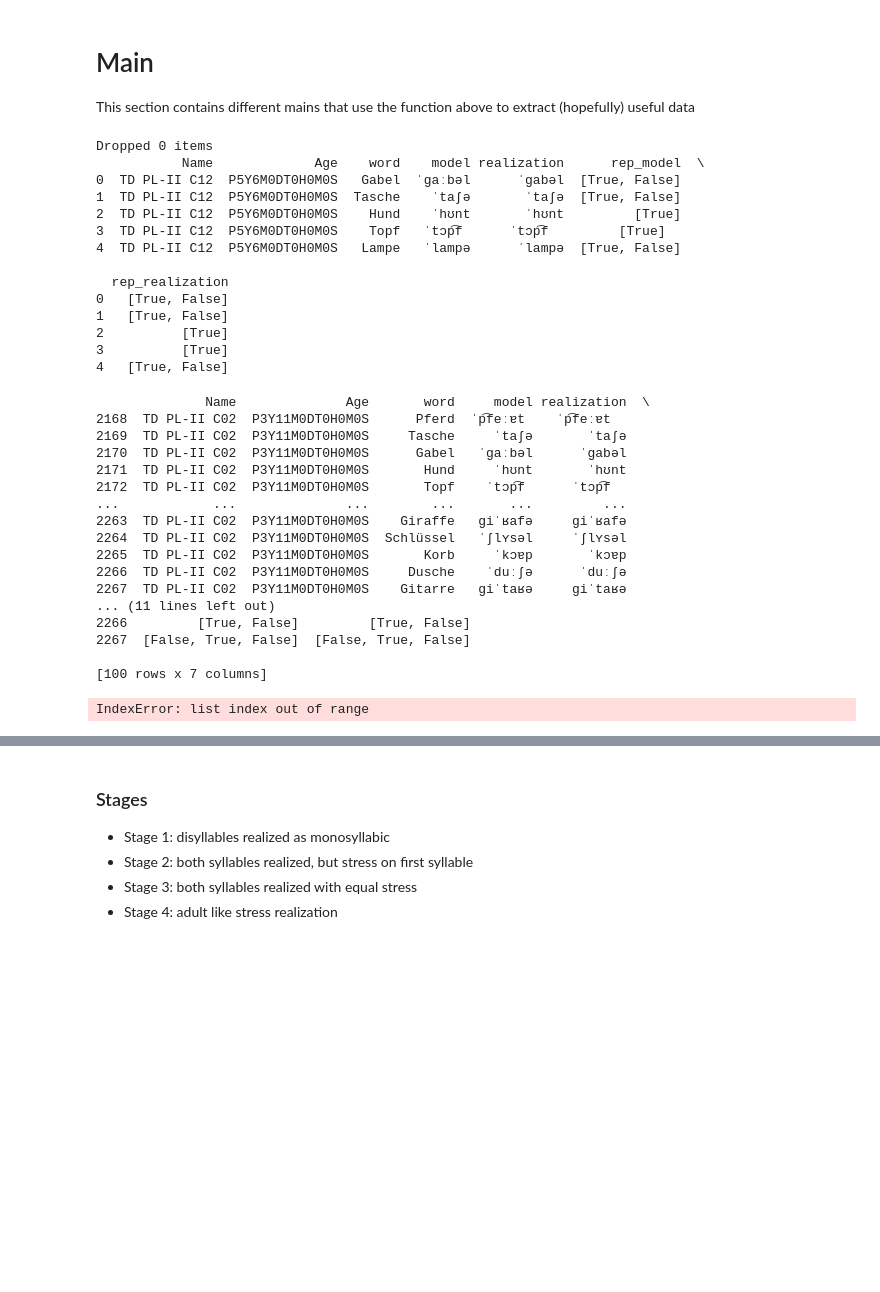
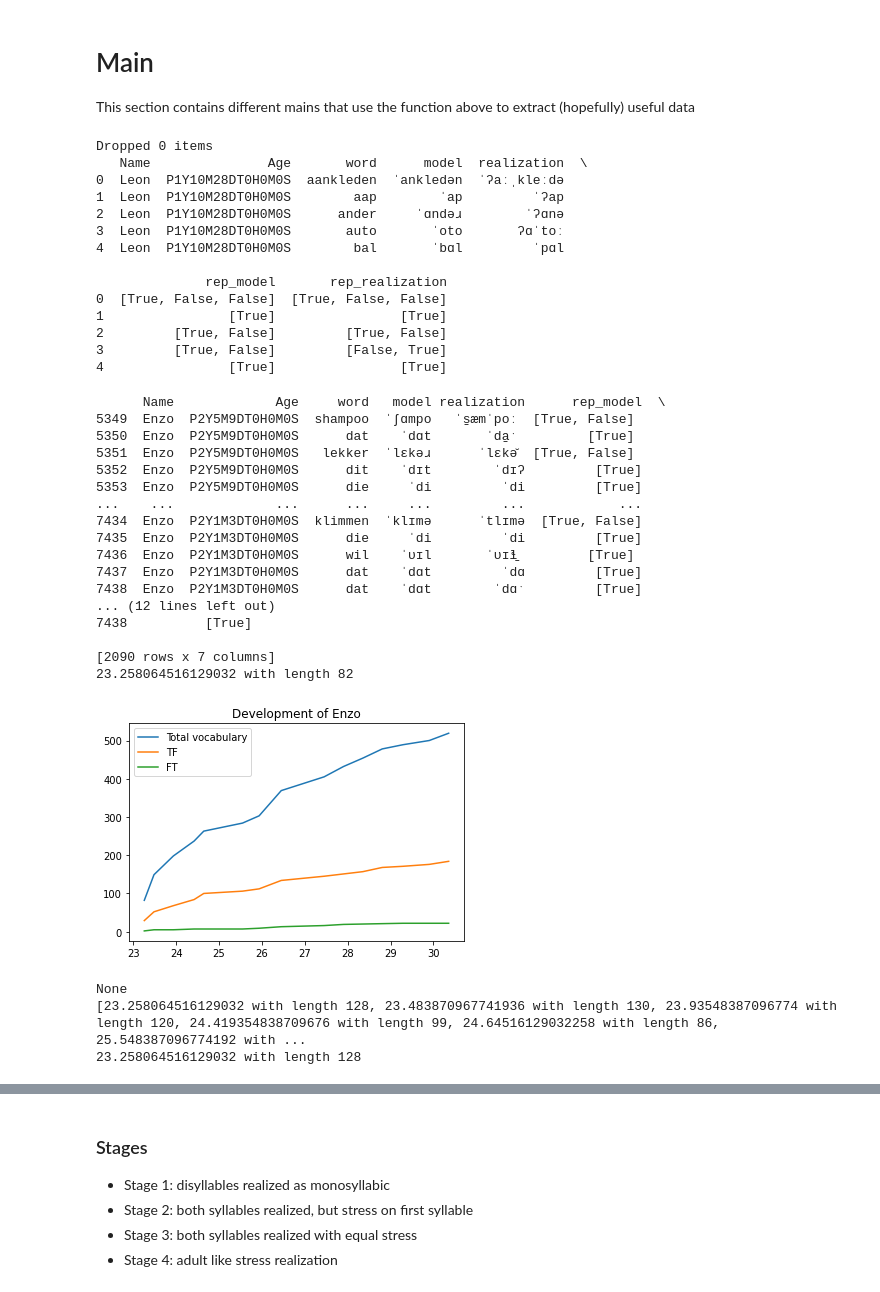
Before and after one commit to NienkeWessel/ThesisLinguistics, a Jupyter notebook: ProcessData.ipynb, the cells around one changed output, grey strips where cells are left out. Drawn from its saved outputs; the diff is of its cells as text; code cells hidden in the pictures; blank space fills up the shorter version.

```diff
--- a/ProcessData.ipynb
+++ b/ProcessData.ipynb
@@ -878,7 +917,7 @@ children_names_file = {
 # Read data and add representation column to the data
 #    Fikkert corpus/CLPF: data2.pkl
 #    Grimm corpus: Grimm.pkl
-corpus_name = "FoxBoyer"
+corpus_name = "CLPF"
 
 df = read_data(file_names_read[corpus_name])
 append_representation_to_dataframe(df)
@@ -890,56 +929,59 @@ print(df.head())
 write_df_to_csv(file_names_write[corpus_name], df)
 # %% [output]
 Dropped 0 items
-           Name             Age    word    model realization      rep_model  \
-0  TD PL-II C12  P5Y6M0DT0H0M0S   Gabel  ˈɡaːbəl      ˈɡabəl  [True, False]
-1  TD PL-II C12  P5Y6M0DT0H0M0S  Tasche    ˈtaʃə       ˈtaʃə  [True, False]
-2  TD PL-II C12  P5Y6M0DT0H0M0S    Hund    ˈhʊnt       ˈhʊnt         [True]
-3  TD PL-II C12  P5Y6M0DT0H0M0S    Topf   ˈtɔp͡f      ˈtɔp͡f         [True]
-4  TD PL-II C12  P5Y6M0DT0H0M0S   Lampe   ˈlampə      ˈlampə  [True, False]
+   Name               Age       word      model  realization  \
+0  Leon  P1Y10M28DT0H0M0S  aankleden  ˈankledən  ˈʔaːˌkleːdə
+1  Leon  P1Y10M28DT0H0M0S        aap        ˈap         ˈʔap
+2  Leon  P1Y10M28DT0H0M0S      ander     ˈɑndəɹ        ˈʔɑnə
+3  Leon  P1Y10M28DT0H0M0S       auto       ˈoto       ʔɑˈtoː
+4  Leon  P1Y10M28DT0H0M0S        bal       ˈbɑl         ˈpɑl
 
-  rep_realization
-0   [True, False]
-1   [True, False]
-2          [True]
-3          [True]
-4   [True, False]
+              rep_model       rep_realization
+0  [True, False, False]  [True, False, False]
+1                [True]                [True]
+2         [True, False]         [True, False]
+3         [True, False]         [False, True]
+4                [True]                [True]
 # %%
 # Plot the vocabulary development of a specific child
 
 def investigate_child_development(name):
     '''
     TODO: needs to be adjusted for the patterns and such
     '''
     child = build_wordlists_for_child(name, df)
     #print(child_test.wordlists[0])
     child.calculate_total_vocab_dev()
 
-child_test = build_wordlists_for_child(children_names_file[corpus_name][1], df)
+child_test = build_wordlists_for_child(children_names_file[corpus_name][3], df)
 #print(child_test.wordlists[0])
 child_test.build_complete_wordlists(df)
 
 print(child_test.plot_vocab_dev(['TF', 'FT']))
 print(child_test.complete_wordlists)
 print(child_test.complete_wordlists[0])
 # %% [output]
-              Name              Age       word     model realization  \
-2168  TD PL-II C02  P3Y11M0DT0H0M0S      Pferd  ˈp͡feːɐt    ˈp͡feːɐt
-2169  TD PL-II C02  P3Y11M0DT0H0M0S     Tasche     ˈtaʃə       ˈtaʃə
-2170  TD PL-II C02  P3Y11M0DT0H0M0S      Gabel   ˈɡaːbəl      ˈɡabəl
-2171  TD PL-II C02  P3Y11M0DT0H0M0S       Hund     ˈhʊnt       ˈhʊnt
-2172  TD PL-II C02  P3Y11M0DT0H0M0S       Topf    ˈtɔp͡f      ˈtɔp͡f
-...            ...              ...        ...       ...         ...
-2263  TD PL-II C02  P3Y11M0DT0H0M0S    Giraffe   ɡiˈʁafə     ɡiˈʁafə
-2264  TD PL-II C02  P3Y11M0DT0H0M0S  Schlüssel   ˈʃlʏsəl     ˈʃlʏsəl
-2265  TD PL-II C02  P3Y11M0DT0H0M0S       Korb     ˈkɔɐp       ˈkɔɐp
-2266  TD PL-II C02  P3Y11M0DT0H0M0S     Dusche    ˈduːʃə      ˈduːʃə
-2267  TD PL-II C02  P3Y11M0DT0H0M0S    Gitarre   ɡiˈtaʁə     ɡiˈtaʁə
-... (11 lines left out)
-2266         [True, False]         [True, False]
-2267  [False, True, False]  [False, True, False]
+      Name             Age     word   model realization      rep_model  \
+5349  Enzo  P2Y5M9DT0H0M0S  shampoo  ˈʃɑmpo   ˈs̠æmˈpoː  [True, False]
+5350  Enzo  P2Y5M9DT0H0M0S      dat    ˈdɑt       ˈda̠ˑ         [True]
+5351  Enzo  P2Y5M9DT0H0M0S   lekker  ˈlɛkəɹ      ˈlɛkə̆  [True, False]
+5352  Enzo  P2Y5M9DT0H0M0S      dit    ˈdɪt        ˈdɪʔ         [True]
+5353  Enzo  P2Y5M9DT0H0M0S      die     ˈdi         ˈdi         [True]
+...    ...             ...      ...     ...         ...            ...
+7434  Enzo  P2Y1M3DT0H0M0S  klimmen  ˈklɪmə      ˈtlɪmə  [True, False]
+7435  Enzo  P2Y1M3DT0H0M0S      die     ˈdi         ˈdi         [True]
+7436  Enzo  P2Y1M3DT0H0M0S      wil    ˈʋɪl       ˈʋɪɬ̠         [True]
+7437  Enzo  P2Y1M3DT0H0M0S      dat    ˈdɑt         ˈdɑ         [True]
+7438  Enzo  P2Y1M3DT0H0M0S      dat    ˈdɑt        ˈdɑˑ         [True]
+... (12 lines left out)
+7438          [True]
 
-[100 rows x 7 columns]
+[2090 rows x 7 columns]
+23.258064516129032 with length 82
+[figure, added]
-IndexError: list index out of range
+None
+[23.258064516129032 with length 128, 23.483870967741936 with length 130, 23.93548387096774 with length 120, 24.419354838709676 with length 99, 24.64516129032258 with length 86, 25.548387096774192 with ...
+23.258064516129032 with length 128
 # %%
 # Investigate what word types occur how often
 
```
Also changed, not shown: parts of 8 cells of this notebook.
